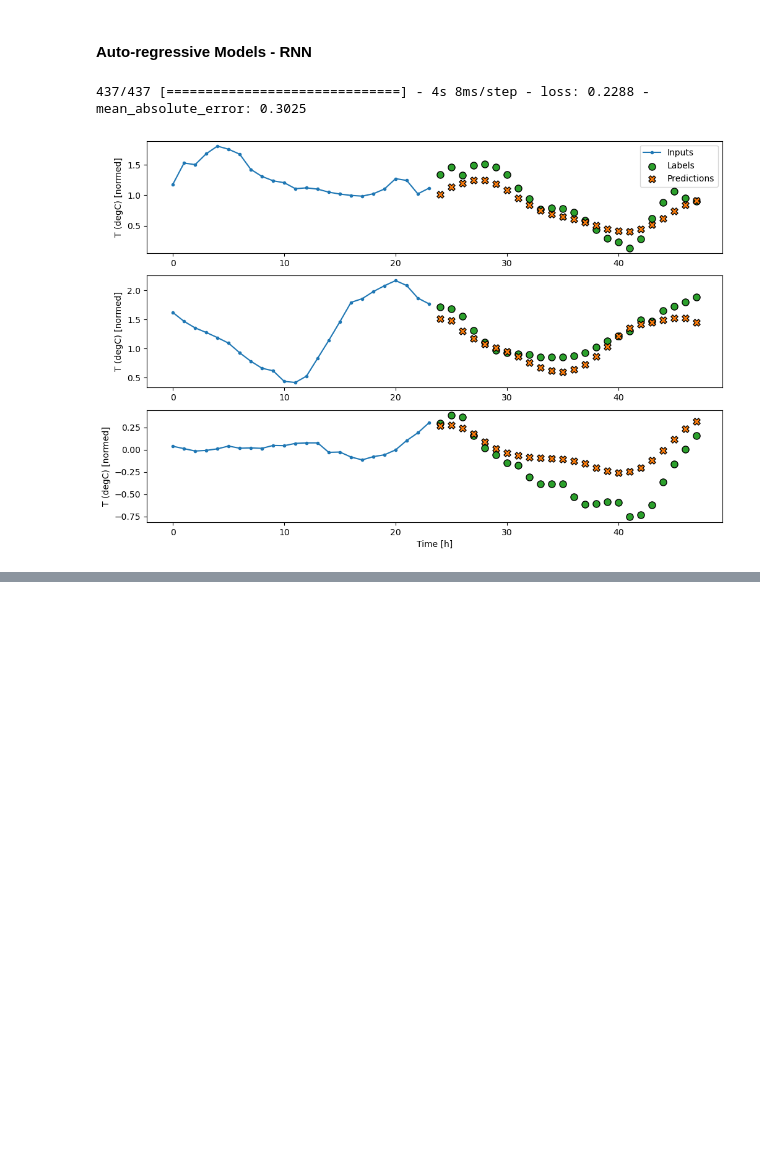
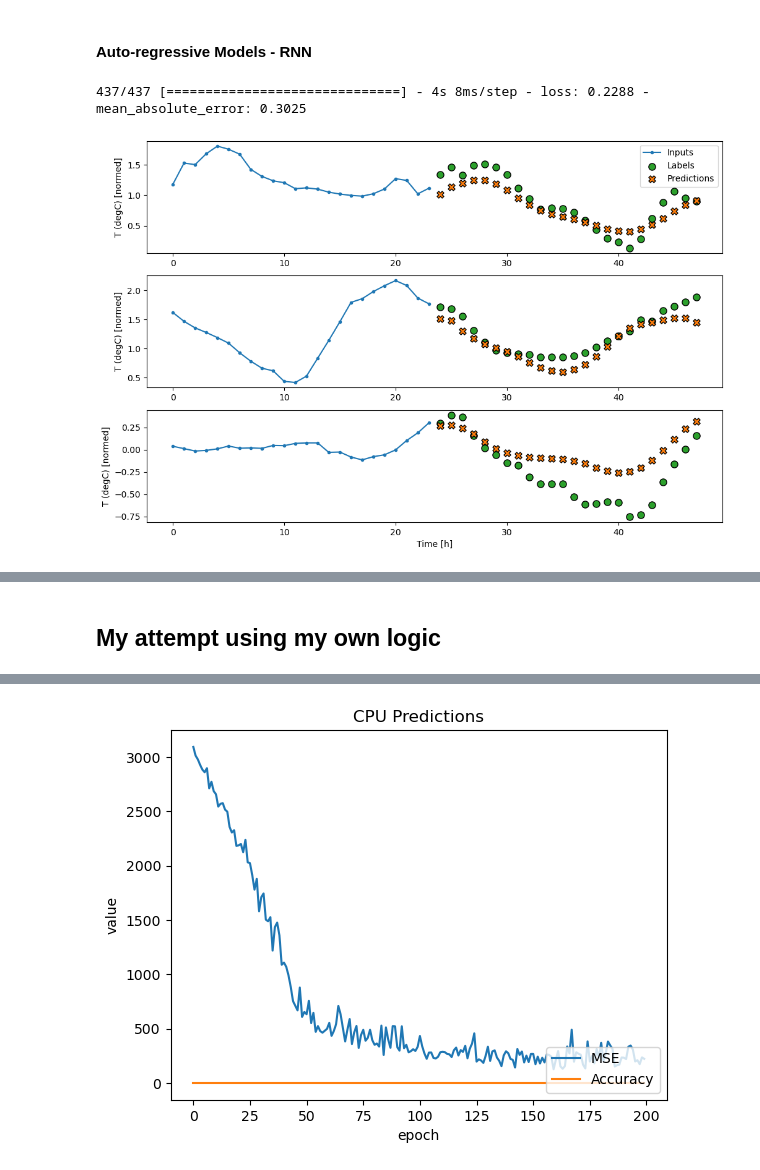
Before and after one commit to BrandonStreets-Mcleod/dissertation-test-code, a Jupyter notebook: forecasting-model-test.ipynb, the cells around one changed output, grey strips where cells are left out. Saved outputs shown, nothing was run; the diff lists cells and outputs as text; code cells hidden in the pictures; blank space fills up the shorter version.

```diff
--- a/forecasting-model-test.ipynb
+++ b/forecasting-model-test.ipynb
@@ -813,0 +943,78 @@ Train: (30, 6), Test: (16, 6)
+# %% [markdown]
+## My attempt using my own logic
+# %%
+import tensorflow as tf
+import keras
+import numpy as np
+import pandas as pd
+import nltk
+from numpy import array
+from keras.preprocessing.text import Tokenizer
+from keras.preprocessing.sequence import pad_sequences
+from keras.models import Sequential
+from keras import layers
+from keras.callbacks import EarlyStopping
+import matplotlib.pyplot as plt
+import sklearn.metrics as skl
+
+def split_sequence(sequence, n_steps):
+	X, y = list(), list()
+	for i in range(len(sequence)):
+		# find the end of this pattern
+		end_ix = i + n_steps
+		# check if we are beyond the sequence
+		if end_ix > len(sequence)-1:
+			break
+		# gather input and output parts of the pattern
+		seq_x, seq_y = sequence[i:end_ix], sequence[end_ix]
+		X.append(seq_x)
+		y.append(seq_y)
+	return array(X), array(y)
+
+dataTraffic = read_csv('test-data-burst-inc.csv', parse_dates=[['Date', 'Time']])
+dataTraffic['Date_Time'] = pd.to_datetime(dataTraffic['Date_Time'], format='%Y-%m-%d %H:%M:%S')
+dataTraffic.set_index('Date_Time', inplace=True)
+size = int(len(dataTraffic) * 0.66)
+train, test = dataTraffic[0:size], dataTraffic[size:len(dataTraffic)]
+deep_X_train = train['CPU_Usage']
+deep_Y_train = train['Burst']
+deep_X_test = test['CPU_Usage']
+deep_Y_test = test['Burst']
+
+n_steps = 6
+# split into samples
+X, y = split_sequence(deep_X_train, n_steps)
+# reshape from [samples, timesteps] into [samples, timesteps, features]
+n_features = 1
+X = X.reshape((X.shape[0], X.shape[1], n_features))
+# define model
+model = Sequential()
+model.add(layers.LSTM(50, recurrent_activation='relu', input_shape=(n_steps, n_features), dropout=0.2))
+model.add(layers.Dense(1, activation='relu'))
+model.compile(optimizer='adam', loss='mse', metrics=['accuracy'])
+model.summary()
+# fit model
+training = model.fit(X, y, epochs=200, verbose=1)
+# demonstrate prediction
+x_input = array(deep_X_test[0:6].values)
+x_input = x_input.reshape((1, n_steps, n_features))
+yhat = model.predict(x_input, verbose=0)
+print(yhat)
+print(deep_X_test[7])
+
+def plot_history(deep_training):
+  plt.plot(deep_training.history['loss'], label='MSE')
+  plt.plot(deep_training.history['accuracy'], label='Accuracy')
+  plt.title('CPU Predictions')
+  plt.ylabel('value')
+  plt.xlabel('epoch')
+  plt.legend(loc="lower right")
+  plt.show()
+
+print("Deep analysis")
+loss, accuracy = model.evaluate(deep_X_train, deep_Y_train, verbose=False)
+print("Training Accuracy: {:.2f}%".format(accuracy*100))
+loss, accuracy = model.evaluate(deep_X_test, deep_Y_test, verbose=False)
+print("Testing Accuracy: {:.2f}%".format(accuracy*100))
+plot_history(training)
+# %% [output]
@@ -813,0 +1038 @@ Train: (30, 6), Test: (16, 6)
+[figure, added]
```
Also changed, not shown: parts of 5 cells of this notebook.
